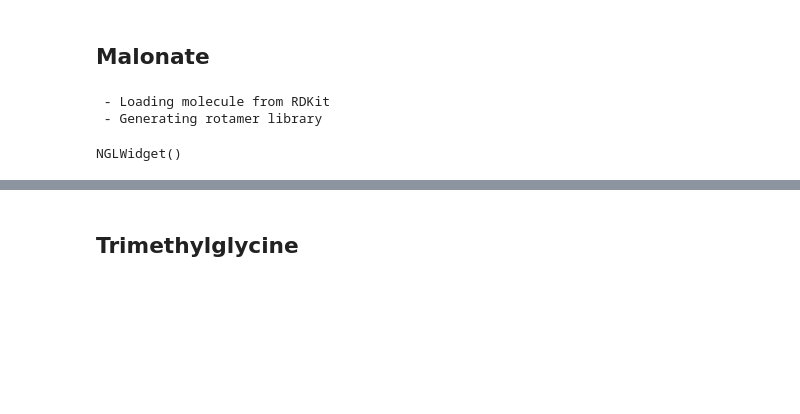
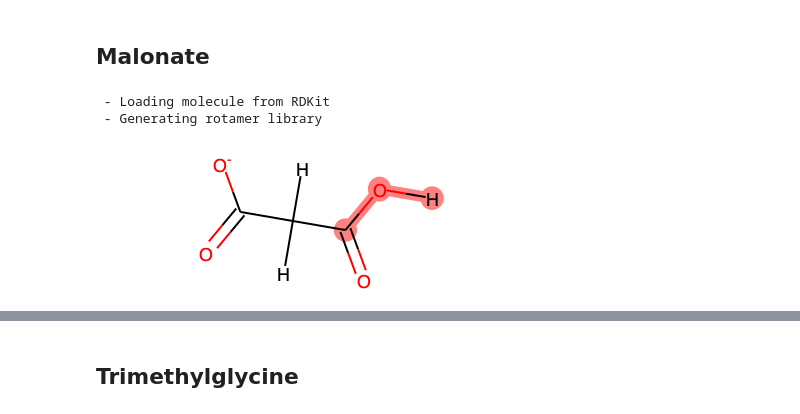
Before and after one commit to martimunicoy/peleffy, a Jupyter notebook: offpele/examples/Molecule.ipynb, the cells around one changed output, grey strips where cells are left out. Cells and saved outputs as stored; diff of their text form; code cells hidden in the pictures; blank space fills up the shorter version.

```diff
--- a/offpele/examples/Molecule.ipynb
+++ b/offpele/examples/Molecule.ipynb
@@ -30,10 +38,12 @@ NGLWidget()
 ## Malonate
 # %%
 m = Molecule(MALONATE_PDB)
-m.off_molecule
+m2 = copy(m.rdkit_molecule)
+AllChem.Compute2DCoords(m2)
+m2
 # %% [output]
  - Loading molecule from RDKit
  - Generating rotamer library
-NGLWidget()
+[figure, added]
 # %%
 m = Molecule(smiles='O=C([O-])CC(O)=O')
```
Also changed, not shown: parts of 6 cells of this notebook.
